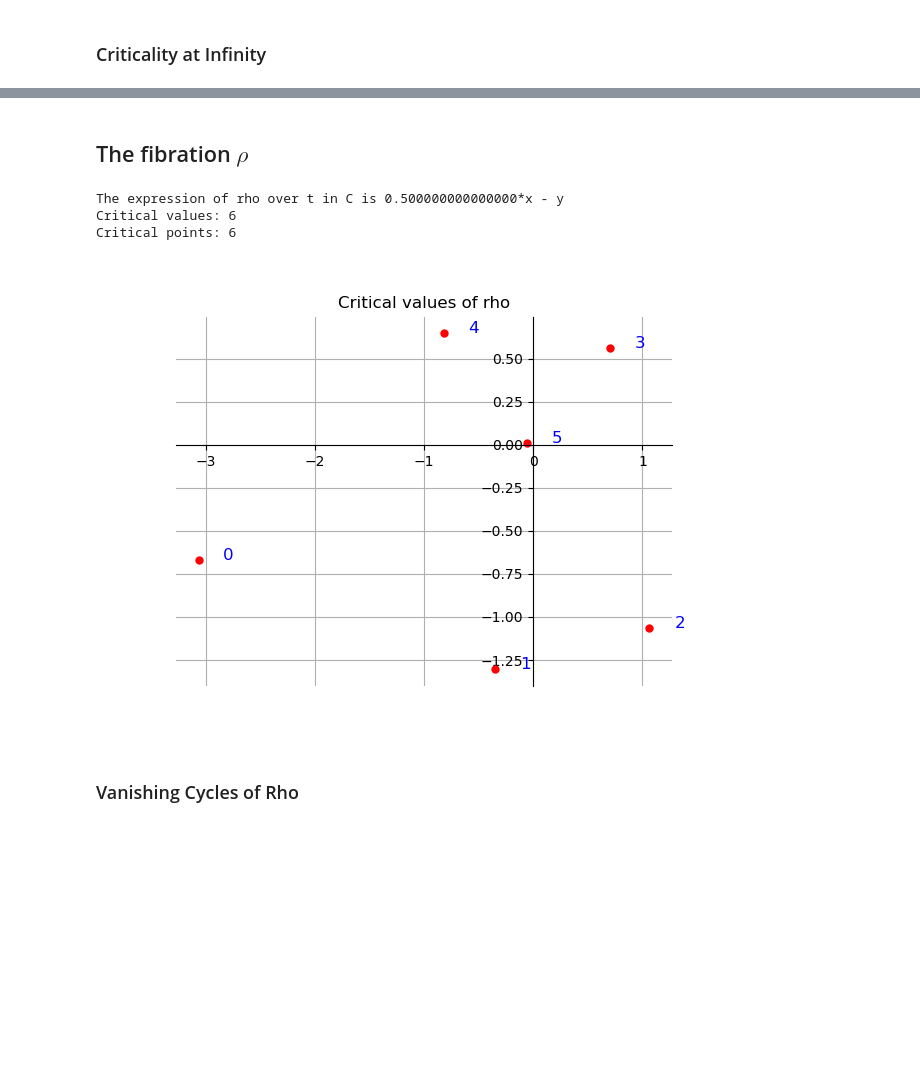
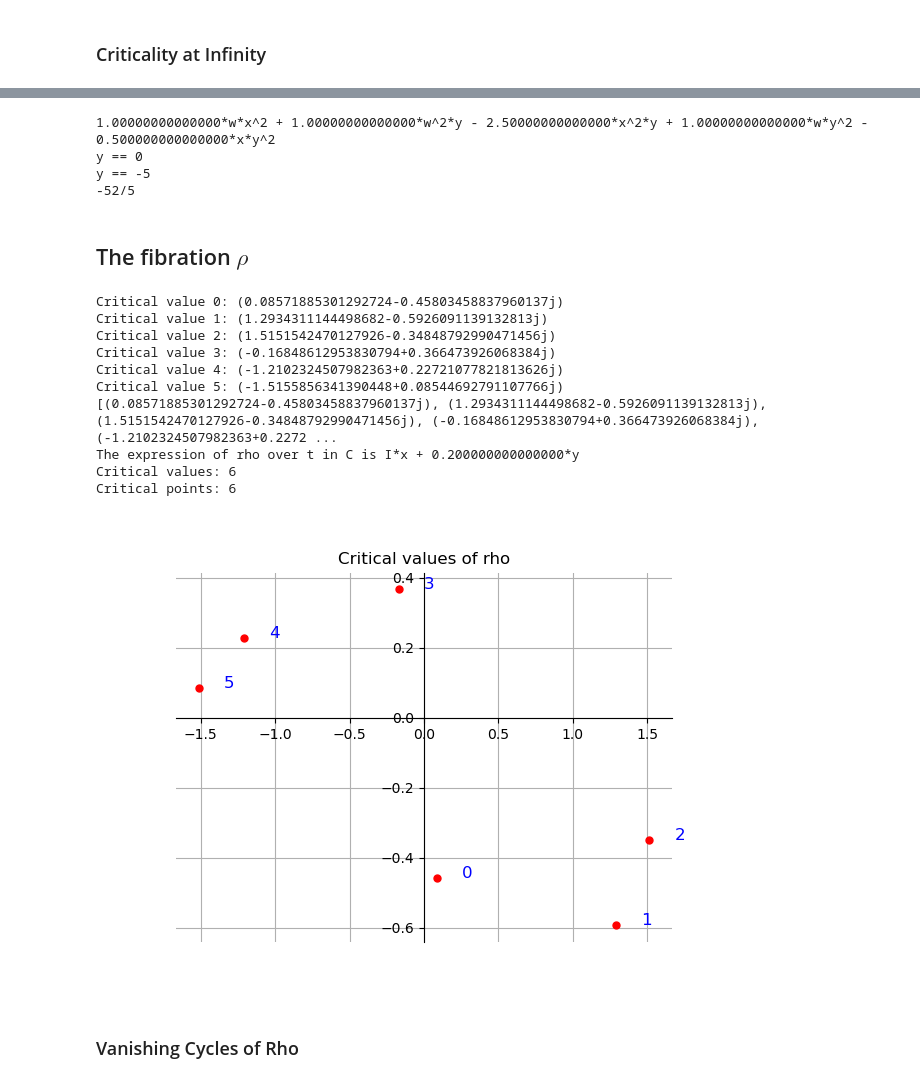
Before and after one commit to ViveLeFrance/AffineHandlebodies, a Jupyter notebook: p3d8.ipynb, the cells around one changed output, grey strips where cells are left out. Drawn from its saved outputs; the diff is of its cells as text; code cells hidden in the pictures; blank space fills up the shorter version.

```diff
--- a/p3d8.ipynb
+++ b/p3d8.ipynb
@@ -72,18 +69,21 @@ w*x^2 + w^2*y + w*y^2 + x*y
 alpha, beta, gamma = var('alpha, beta, gamma', domain=CC)
 pi = alpha*x + beta*y + gamma*z
 
+# pi = sqrt(x*z)
+
 
 pi = pi.subs({
-    alpha: -0.7,
-    beta: 0.9,
-    gamma: 0.8
+    alpha: 0.5*I,
+    beta: 0.2,
+    gamma: -0.3
 })
 
 pi = LefschetzFibration([x,y,z], X, pi)
-origin_fibre = 0.5*I
+origin_fibre = 0
 solvefor=z
 
 t = var('t', domain=CC)
+assume(t>0)
 
 t_fibre = pi.get_fibre(t, solvefor)
 print(f'The fibre over t in C is {t_fibre.simplify()==0}')
@@ -130,3 +133,29 @@ Basis matrix:
+# %%
+fibre = pi.get_fibre(0, solvefor)
+R = PolynomialRing(CC, names=[x,y,w])
+hom = SR(R(fibre).homogenize(var='w'))
+print(hom)
+solcurve = solve(hom.subs(x==1)==0, y)
+for sol in solcurve:
+    print(sol.subs(w==0))
+
+sol = solcurve[1].rhs()
+print(sol.diff(w).subs(w==0))
+# print(sol)
+# print
+
+
+# nextsol = solcurve.subs(y==-5*x)
+
+# print(nextsol.diff(w).subs(w==0, x==1))
+
+
+# print(solcurve.diff(w).subs(w==0))
+# %% [output]
+1.00000000000000*w*x^2 + 1.00000000000000*w^2*y - 2.50000000000000*x^2*y + 1.00000000000000*w*y^2 - 0.500000000000000*x*y^2
+y == 0
+y == -5
+-52/5
 # %% [markdown]
 ## The fibration $\rho$
 # %%
@@ -137,43 +166,55 @@ rho = ar*x + br*y
 
 # rho = rho.subs({ar: 3*e^(2*Pi*I*-0.05).n(), br: 8*e^(2*I*Pi*0.08).n()})
 
-rho = rho.subs({ar: 0.5, br: -1})
-origin_fibre_rho = 1
+rho = rho.subs({ar: I, br: 0.2})
+origin_fibre_rho = 0
 
 rho_t = rho.subs(solvefor == t_fibre)
 rho_0 = rho_t.subs(t==origin_fibre)
 
 rho = LefschetzFibration([x,y], t_fibre.subs(t==origin_fibre), rho_0)
 
 crit_points_rho = rho.get_critical_points()
-crit_values_rho = sort_by_angle(rho.get_critical_values())
+crit_values_rho = sort_by_angle(rho.get_critical_values(), origin_fibre = origin_fibre_rho)
+
+for (index, point) in enumerate(crit_values_rho):
+    print(f'Critical value {index}: {point}')
+
+print(crit_values_rho)
 
 # Somehow crit values is bugging out
 
 # a = var('a', domain=CC)
 # constraints = [rho.domain==0]
 # gradient_constraints = [rho.domain.diff(variable) == a*rho.fibration.diff(variable) for variable in rho.variables]
 # a_solved = solve(gradient_constraints[0], a)[0]
 # b = gradient_constraints[0]
 # gradient_constraints = [constraint.lhs() - constraint.rhs().subs(a_solved) ==0 for constraint in gradient_constraints[1:]]
 # constraints.extend(gradient_constraints)
 # print(constraints)
 
 # crit_points_rho = solve(constraints, rho.variables)
 # crit_points_rho = [[expression.lhs() == expression.rhs().n() for expression in solution] for solution in crit_points_rho]
 # crit_values_rho = sort_by_angle([rho(cpoint) for cpoint in crit_points_rho])
 
 # print(crit_points_rho)
 
 print(f'The expression of rho over t in C is {rho_t}')
 print(f'Critical values: {len(crit_values_rho)}')
 print(f'Critical points: {len(crit_points_rho)}')
 plot_points_ordered(crit_values_rho, origin_fibre=origin_fibre_rho, title="Critical values of rho")
 # %% [output]
-The expression of rho over t in C is 0.500000000000000*x - y
+Critical value 0: (0.08571885301292724-0.45803458837960137j)
+Critical value 1: (1.2934311144498682-0.5926091139132813j)
+Critical value 2: (1.5151542470127926-0.34848792990471456j)
+Critical value 3: (-0.16848612953830794+0.366473926068384j)
+Critical value 4: (-1.2102324507982363+0.22721077821813626j)
+Critical value 5: (-1.5155856341390448+0.08544692791107766j)
+[(0.08571885301292724-0.45803458837960137j), (1.2934311144498682-0.5926091139132813j), (1.5151542470127926-0.34848792990471456j), (-0.16848612953830794+0.366473926068384j), (-1.2102324507982363+0.2272 ...
+The expression of rho over t in C is I*x + 0.200000000000000*y
 Critical values: 6
 Critical points: 6
-[figure, old version]
+[figure, new version]
 # %% [markdown]
 ### Vanishing Cycles of Rho
 # %% [markdown]
```
Also changed, not shown: parts of 5 cells of this notebook, 1 other file.
